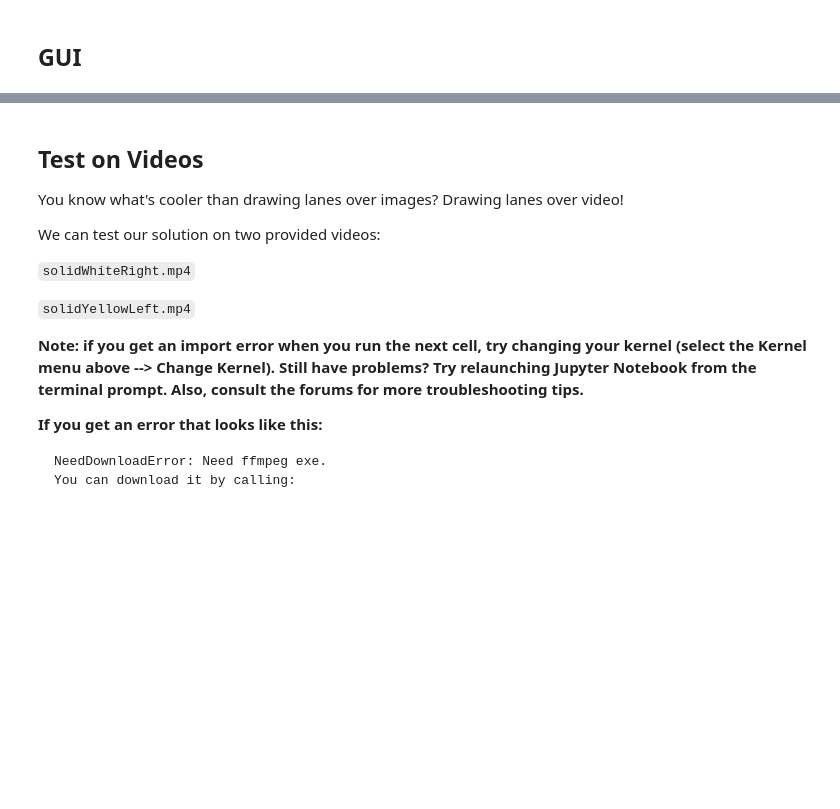
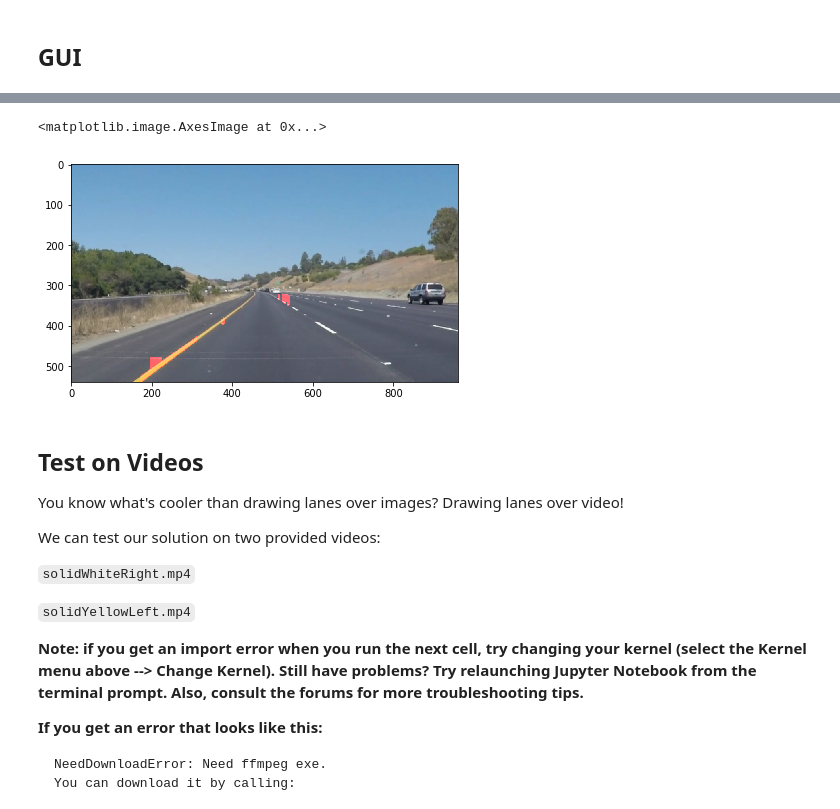
Before and after one commit to samppan/CarND-LaneLines-P1, a Jupyter notebook: P1.ipynb, the cells around one changed output, grey strips where cells are left out. Cells and saved outputs as stored; diff of their text form; code cells hidden in the pictures; blank space fills up the shorter version.

```diff
--- a/P1.ipynb
+++ b/P1.ipynb
@@ -352,3 +345,32 @@ app = VBox(
+# %%
+fig = plt.figure(figsize=(8,4))
+ax = fig.add_subplot(1,1,1)
+
+# slider_r_ax = fig.add_axes([0.05, 0.09, 0.5, 0.03])
+# slider_r=Slider(slider_r_ax, 'r', 1, 500, valinit=1, valfmt='%d')
+
+# slider_t_ax = fig.add_axes([0.05, 0.06, 0.5, 0.03])
+# slider_t=Slider(slider_t_ax, 't', np.pi/180, np.pi*2, valinit=np.pi, valfmt='%1.3f')
+
+# slider_th_ax = fig.add_axes([0.05, 0.03, 0.5, 0.03])
+# slider_th=Slider(slider_th_ax, 'th', 1, 500, valinit=1, valfmt='%d')
+
+def sliders_on_change(val):
+    global img2
+    global img
+    img2 = lane_detect(img, _rho=slider_r.val, _theta=slider_t.val, _threshold=slider_th.val)
+    ax.imshow(img2)
+#     print(slider_r.val, slider_t.val, slider_th.val)
+
+# slider_r.on_changed(sliders_on_change)
+# slider_t.on_changed(sliders_on_change)
+# slider_th.on_changed(sliders_on_change)
+
+ax.imshow(img2)
+# plt.show()
+# %% [output]
+<matplotlib.image.AxesImage at 0x...>
+[figure, added]
 # %% [markdown]
 ## Test on Videos
 
```
Also changed, not shown: parts of 4 cells of this notebook.
